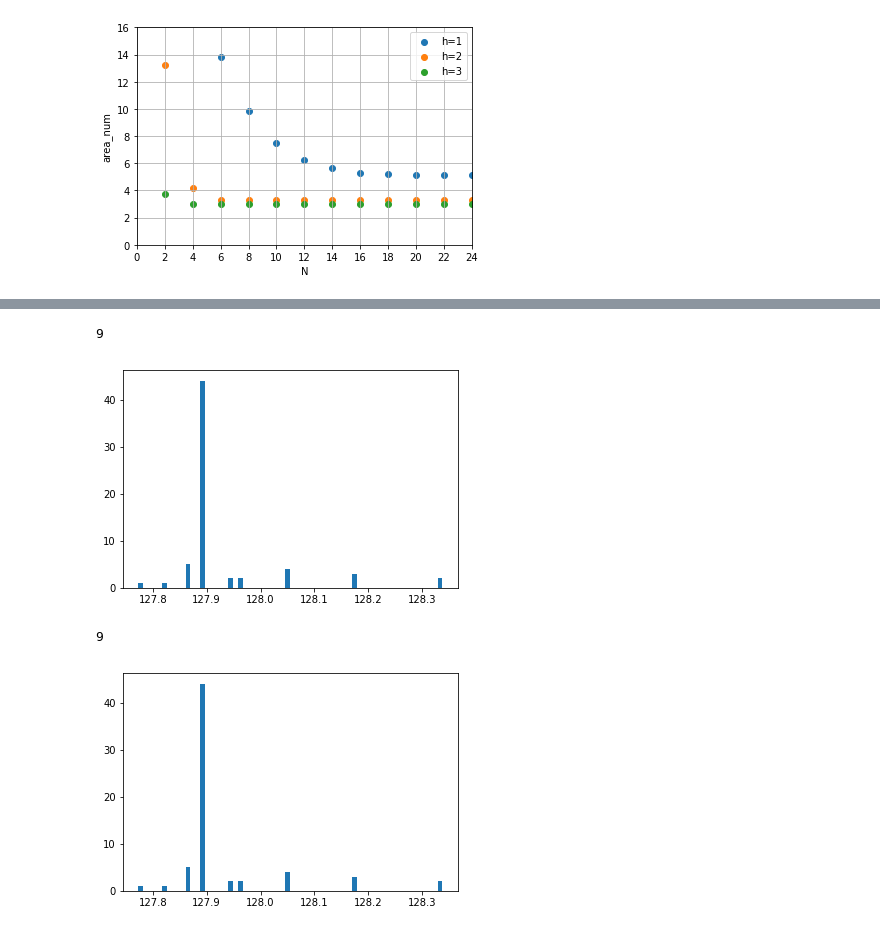
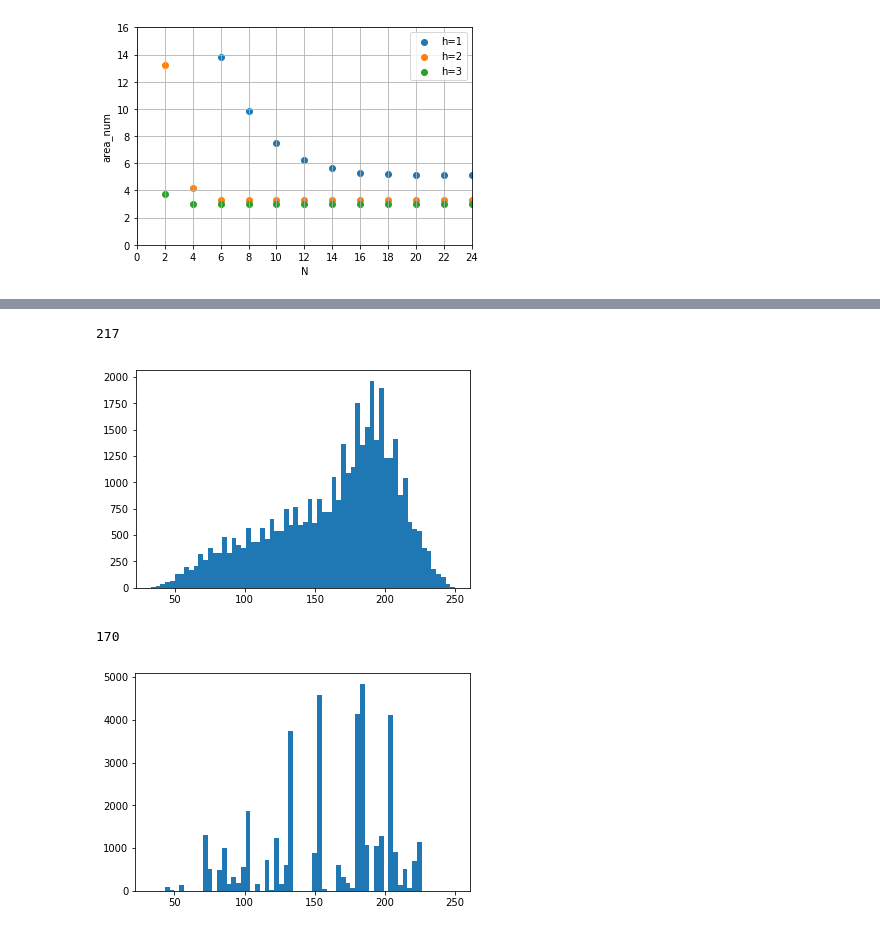
Before and after one commit to daishinmutaku/si-mss-py, a Jupyter notebook: jupyter/exp.ipynb, the cells around one changed output, grey strips where cells are left out. Saved outputs shown, nothing was run; the diff lists cells and outputs as text; code cells hidden in the pictures.

```diff
--- a/jupyter/exp.ipynb
+++ b/jupyter/exp.ipynb
@@ -212,16 +130,0 @@ plt.show()
-# %%
-vecY =[128.17800183801273, 127.89313386357246, 127.94072056315801, 128.3378042265133, 128.17800183801273, 127.89313386357246, 127.94072056315801, 127.89313386357246, 127.89313386357246, 127.89313386357246, 127.89313386357246, 128.0539391683268, 127.89313386357246, 127.89313386357246, 127.89313386357246, 127.89313386357246, 128.0539391683268, 127.89313386357246, 127.89313386357246, 127.89313386357246, 127.77256659624474, 127.89313386357246, 127.89313386357246, 127.89313386357246, 128.3378042265133, 127.86944356271184, 127.89313386357246, 127.89313386357246, 128.0539391683268, 128.0539391683268, 127.89313386357246, 127.89313386357246, 127.89313386357246, 127.82168447637149, 127.89313386357246, 127.89313386357246, 127.96486050318003, 127.96486050318003, 127.89313386357246, 127.89313386357246, 127.89313386357246, 127.86944356271184, 127.86944356271184, 128.17800183801273, 127.89313386357246, 127.89313386357246, 127.89313386357246, 127.89313386357246, 127.86944356271184, 127.89313386357246, 127.89313386357246, 127.89313386357246, 127.89313386357246, 127.89313386357246, 127.89313386357246, 127.89313386357246, 127.89313386357246, 127.89313386357246, 127.89313386357246, 127.89313386357246, 127.89313386357246, 127.89313386357246, 127.89313386357246, 127.86944356271184]
-vecY_2 = [128.17800183801273, 127.89313386357249, 127.94072056315804, 128.33780422651333, 128.17800183801273, 127.89313386357249, 127.94072056315804, 127.89313386357249, 127.89313386357249, 127.89313386357249, 127.89313386357249, 128.0539391683268, 127.89313386357249, 127.89313386357249, 127.89313386357249, 127.89313386357249, 128.0539391683268, 127.89313386357249, 127.89313386357249, 127.89313386357249, 127.77256659624473, 127.89313386357249, 127.89313386357249, 127.89313386357249, 128.33780422651333, 127.86944356271184, 127.89313386357249, 127.89313386357249, 128.0539391683268, 128.0539391683268, 127.89313386357249, 127.89313386357249, 127.89313386357249, 127.82168447637149, 127.89313386357249, 127.89313386357249, 127.96486050318008, 127.96486050318008, 127.89313386357249, 127.89313386357249, 127.89313386357249, 127.86944356271184, 127.86944356271184, 128.17800183801273, 127.89313386357249, 127.89313386357249, 127.89313386357249, 127.89313386357249, 127.86944356271184, 127.89313386357249, 127.89313386357249, 127.89313386357249, 127.89313386357249, 127.89313386357249, 127.89313386357249, 127.89313386357249, 127.89313386357249, 127.89313386357249, 127.89313386357249, 127.89313386357249, 127.89313386357249, 127.89313386357249, 127.89313386357249, 127.86944356271184]
-
-
-print(area_num(vecY))
-plt.hist(vecY, bins=64)
-plt.show()
-print(area_num(vecY_2))
-plt.hist(vecY_2, bins=64)
-plt.show()
-# %% [output]
-9
-[figure, removed]
-9
-[figure, removed]
@@ -227,0 +142,7 @@ plt.show()
+# %%
+show_segmentation(X, Y)
+# %% [output]
+217
+[figure, added]
+170
+[figure, added]
```
Also changed, not shown: parts of 10 cells of this notebook, 12 other files.
